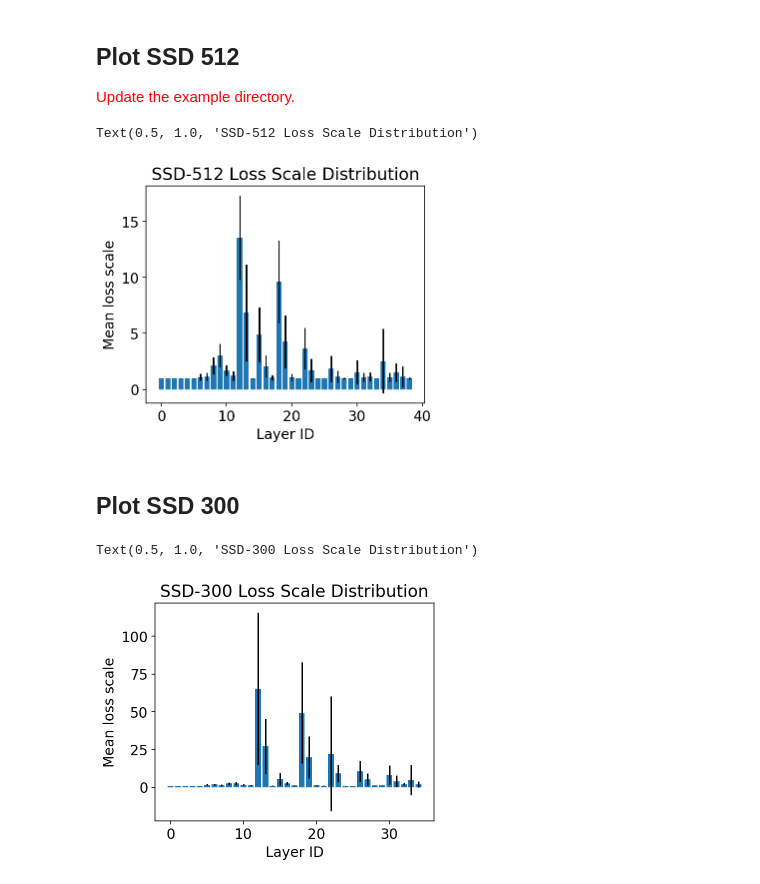
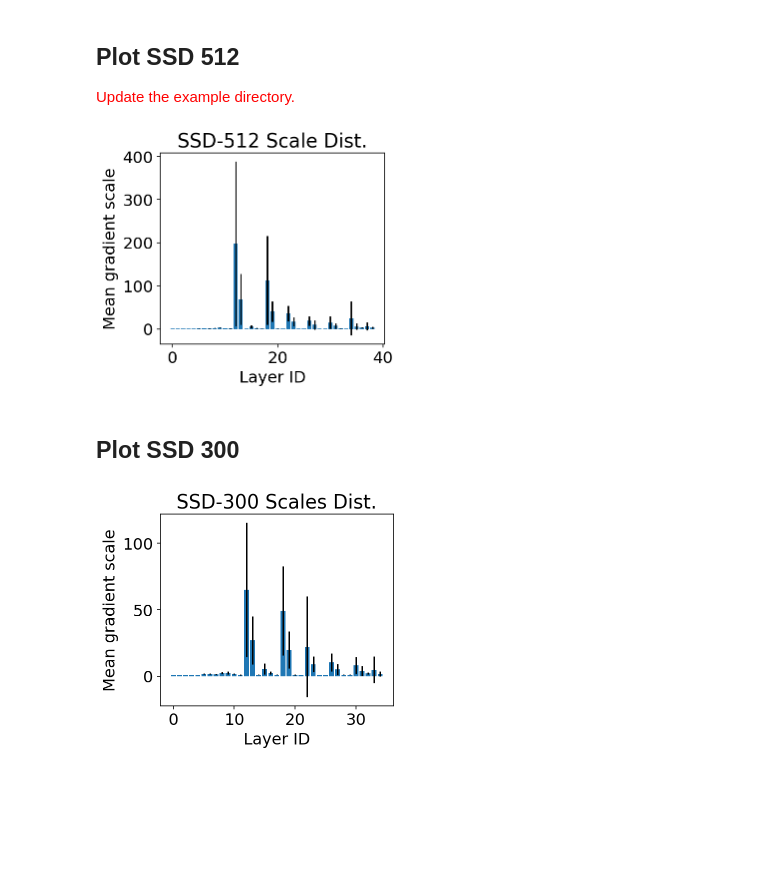
Before and after one commit to kumasento/gradient-scaling, a Jupyter notebook: examples/adaptive_loss_scaling/ssd/Analyse Loss Scale Dist.ipynb, the cells around one changed output. Cells and saved outputs as stored; diff of their text form; code cells hidden in the pictures; blank space fills up the shorter version.

```diff
--- a/examples/adaptive_loss_scaling/ssd/Analyse Loss Scale Dist.ipynb
+++ b/examples/adaptive_loss_scaling/ssd/Analyse Loss Scale Dist.ipynb
@@ -21,7 +21,7 @@ import seaborn as sns
 import utils
 # %%
 # setup font size
-matplotlib.rcParams.update({'font.size': 14})
+matplotlib.rcParams.update({'font.size': 16})
 # %% [markdown]
 ## Plot SSD 512
 
@@ -29,27 +29,29 @@ matplotlib.rcParams.update({'font.size': 14})
 Update the example directory.
 </font>
 # %%
-fig, ax = plt.subplots(figsize=(5, 4))
+fig, ax = plt.subplots(figsize=(4.5, 4))
 
-utils.plot_loss_scale_dist('/mnt/ccnas2/bdp/rz3515/train/ada_loss/object_detection/ssd512/ada_loss/', ax)
+utils.plot_loss_scale_dist('/mnt/ccnas2/bdp/rz3515/train/ada_loss/object_detection/ssd512/ada_loss.GPU_1_F_100_AB_65504_SB_65504.20200105', ax)
 
 ax.set_xlabel('Layer ID')
-ax.set_ylabel('Mean loss scale')
-ax.set_title('SSD-512 Loss Scale Distribution')
+ax.set_ylabel('Mean gradient scale')
+ax.set_title('SSD-512 Scale Dist.')
+fig.tight_layout()
+fig.savefig('SSD-512_dist.pdf')
 # %% [output]
-Text(0.5, 1.0, 'SSD-512 Loss Scale Distribution')
-[figure, old version]
+[figure, new version]
 # %% [markdown]
 ## Plot SSD 300
 # %%
-fig, ax = plt.subplots(figsize=(5, 4))
+fig, ax = plt.subplots(figsize=(4.5, 4))
 
 utils.plot_loss_scale_dist(
     '/mnt/ccnas2/bdp/rz3515/train/ada_loss/object_detection/ssd300/ada_loss.GPU_1_F_100_AB_65504_SB_65504.20200102/', ax)
 
 ax.set_xlabel('Layer ID')
-ax.set_ylabel('Mean loss scale')
-ax.set_title('SSD-300 Loss Scale Distribution')
+ax.set_ylabel('Mean gradient scale')
+ax.set_title('SSD-300 Scales Dist.')
+fig.tight_layout()
+fig.savefig('SSD-300_dist.pdf')
 # %% [output]
-Text(0.5, 1.0, 'SSD-300 Loss Scale Distribution')
-[figure, old version]
+[figure, new version]
```
Also changed, not shown: 24 other files.
